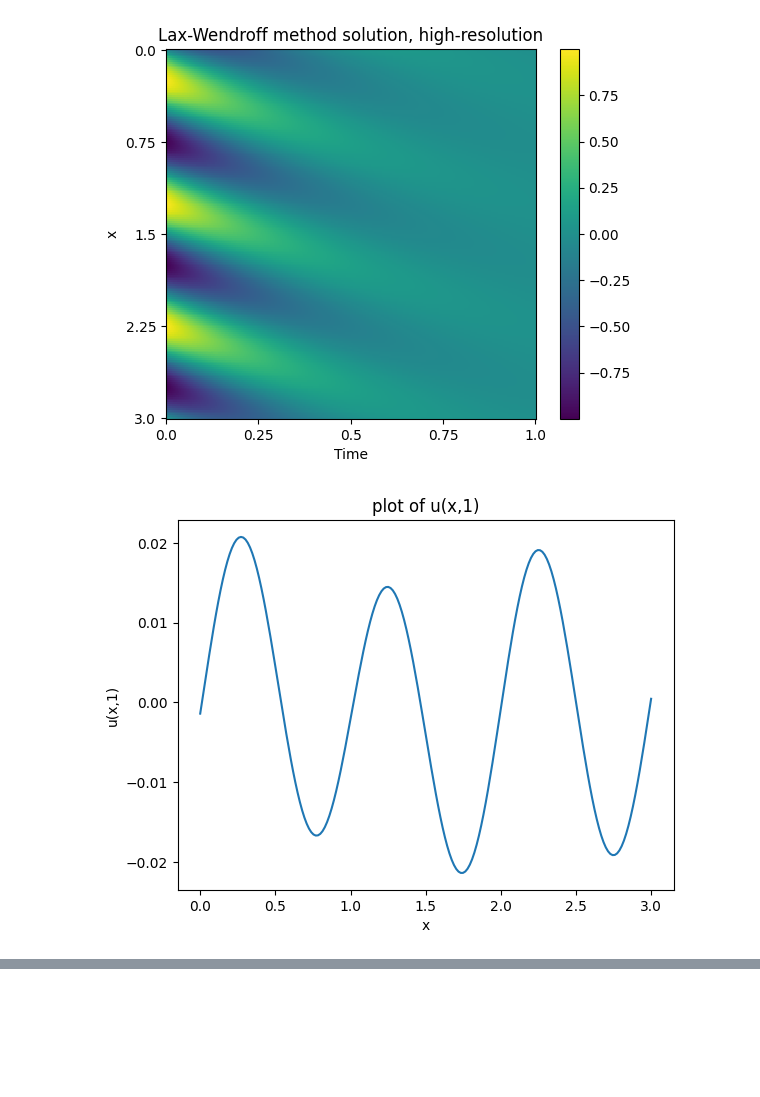
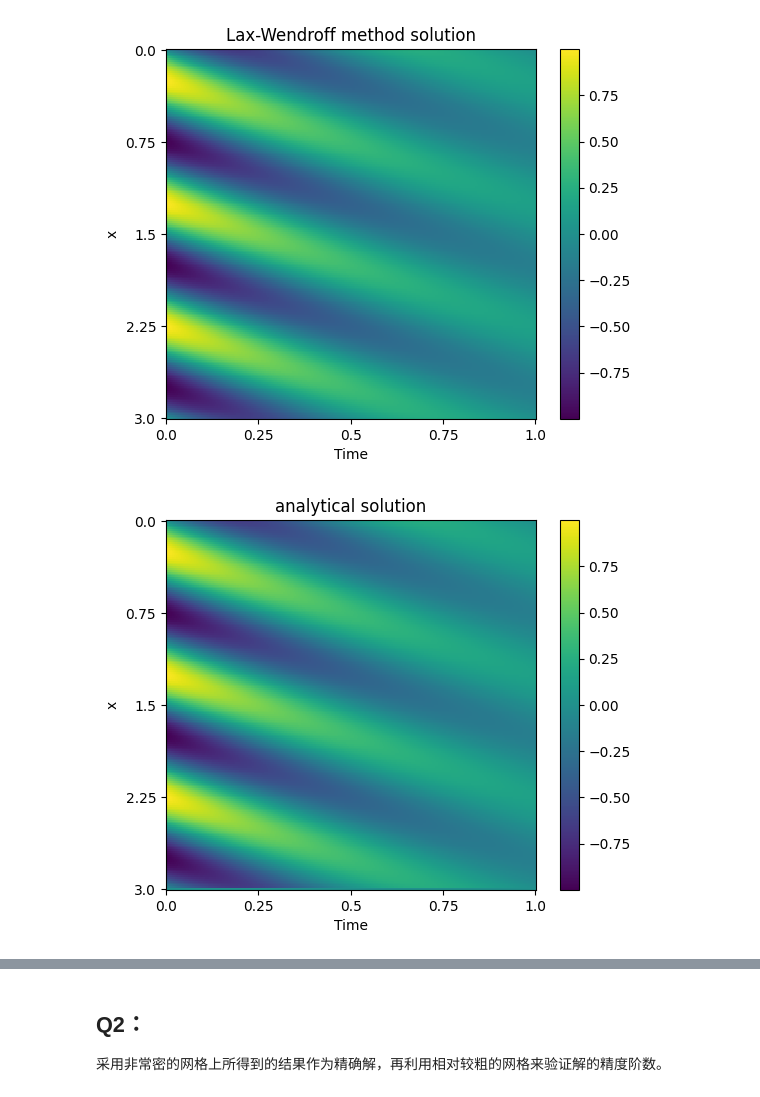
Before and after one commit to yibo-wong/cfd, a Jupyter notebook: HW4.ipynb, the cells around one changed output, grey strips where cells are left out. Drawn from its saved outputs; the diff is of its cells as text; code cells hidden in the pictures; blank space fills up the shorter version.

```diff
--- a/HW4.ipynb
+++ b/HW4.ipynb
@@ -52,14 +57,14 @@ def paint(u: np.array, name: str):
     plt.imshow(u.T, cmap='viridis',
                interpolation='nearest', aspect=aspect_ratio)
     plt.colorbar()
-    plt.title('Lax-Wendroff method solution, '+name)
+    plt.title(name)
     plt.xlabel('Time')
     plt.ylabel('x')
     plt.xticks(np.linspace(0, u.shape[0]-1,
                num=5), np.linspace(0.0, 1.0, num=5))
     plt.yticks(np.linspace(0, u.shape[1]-1,
                num=5), np.linspace(0.0, 3.0, num=5))
-    plt.savefig("./HW4_fig/"+name+".png")
+    plt.savefig("./HW4_fig/"+name.replace(" ", "_")+".png")
     plt.show()
 
 
@@ -83,41 +88,63 @@ def value(u, Nx, Nt):
 
 def error(u, Nx, Nt, f):
     """
     计算数值解与解析解之间的误差
 
     参数：
         u (np.array): 数值解
         Nx (int): 空间方向上的网格数量
         Nt (int): 时间方向上的网格数量
         f (function): 解析解的函数
 
     返回：
-        err (float): 平均误差
+        err (float): L2误差
     """
     err = []
+    dx = 3.0/(Nx-1)
     for x in range(Nx):
-        for t in range(0, Nt, 100):
-            X = x*3.0/(Nx-1)
-            T = t*1.0/(Nt-1)
-            err.append(abs(f([T, X])-u[t, x]))
-    return sum(err)/len(err)
+        X = x*dx
+        T = 1.0
+        err.append((f([T, X])-u[-1, x])**2)
+    return np.sqrt(sum(err)*dx)
+
+# 解析解表达式
+
+
+def analytical_solution(x, t, a, nu):
+    return np.exp(-4 * np.pi**2 * nu * t)*np.sin(2*np.pi*(x-a*t))
+
+
+def u_analytical(Nx, Nt, a, mu):
+    u = np.zeros((Nt, Nx))
+    for n in range(Nt-1):
+        for i in range(Nx-1):
+            X = i*3.0/(Nx-1)
+            T = n*1.0/(Nt-1)
+            u[n, i] = analytical_solution(X, T, a, mu)
+    return u
 
 
 # 设置网格数量
 nx = 200
 nt = 2000
 # 使用高分辨率参数运行 Lax-Wendroff 方法
-u_hd = lax_wen(nx, nt, 1, 0.1)
-paint(u_hd, "high-resolution")
+u_hd = lax_wen(nx, nt, 1, 0.05)
+# 计算解析解
+u_an = u_analytical(nx, nt, 1, 0.05)
+paint(u_hd, "Lax-Wendroff method solution")
+paint(u_an, "analytical solution")
 x = np.linspace(0.0, 3.0, num=nx)
 # 绘制 x=1 处的 u(x,1) 图像
-plt.plot(x, u_hd[nt-1, :])
+plt.plot(x, u_hd[nt-1, :], "r-", label="numerical sol.")
+plt.plot(x, analytical_solution(x, 1, 1, 0.05), "g-", label="analytical sol.")
 plt.title('plot of u(x,1)')
 plt.xlabel('x')
 plt.ylabel('u(x,1)')
+plt.legend()
+plt.savefig("./HW4_fig/fig_ux1")
 plt.show()
 # 创建用于高分辨率结果的插值函数
 f_hd = value(u_hd, nx, nt)
 # %% [output]
-[figure, old version]
+[figure, new version]
-[figure, old version]
+[figure, new version]
@@ -124,3 +152,6 @@ f_hd = value(u_hd, nx, nt)
+# %% [markdown]
+## Q2：
+采用非常密的网格上所得到的结果作为精确解，再利用相对较粗的网格来验证解的精度阶数。
 # %%
 # 测试空间精度阶数
 # 定义一系列不同的空间网格数量
```
Also changed, not shown: parts of 6 cells of this notebook, 8 other files.
